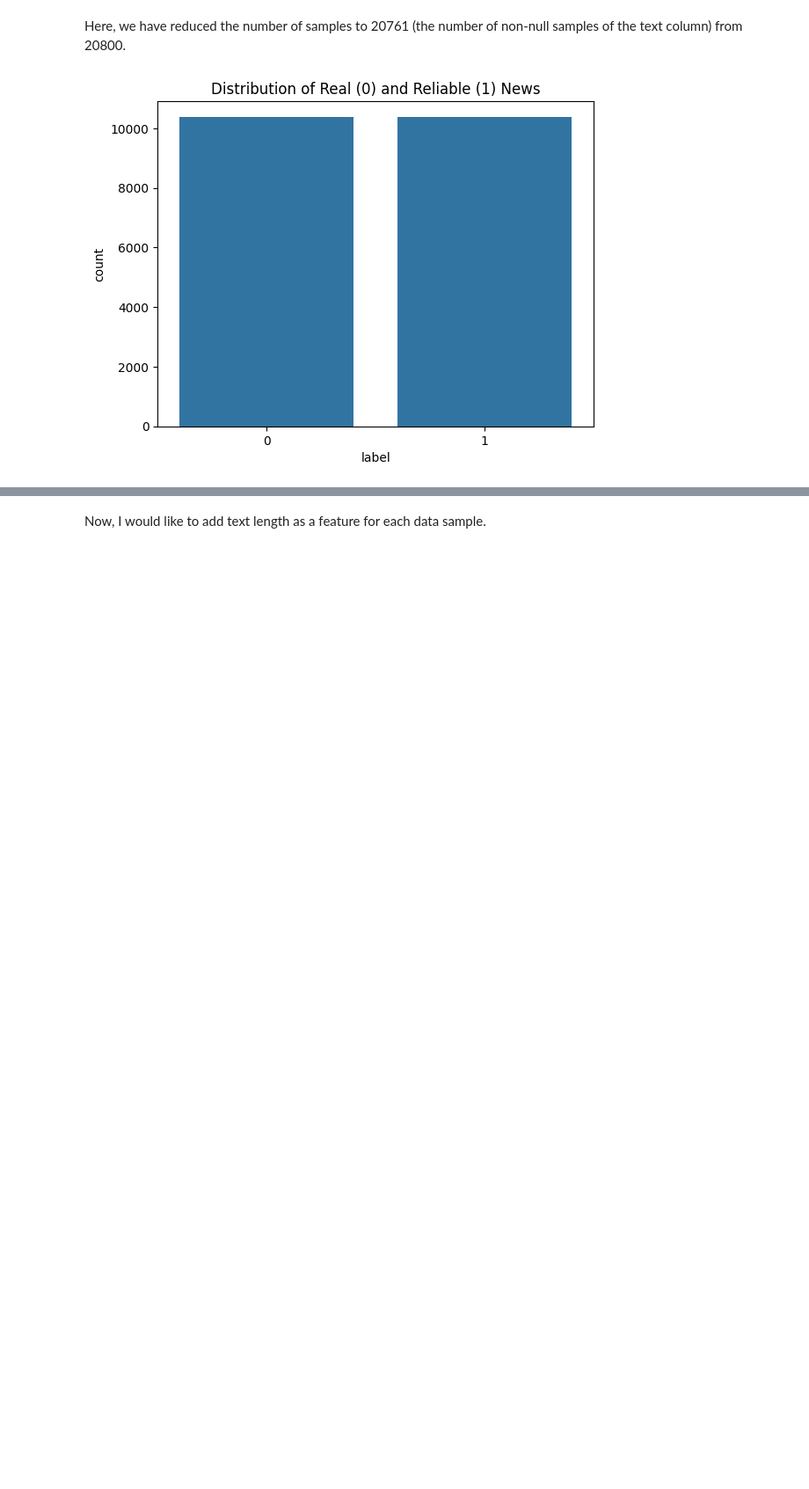
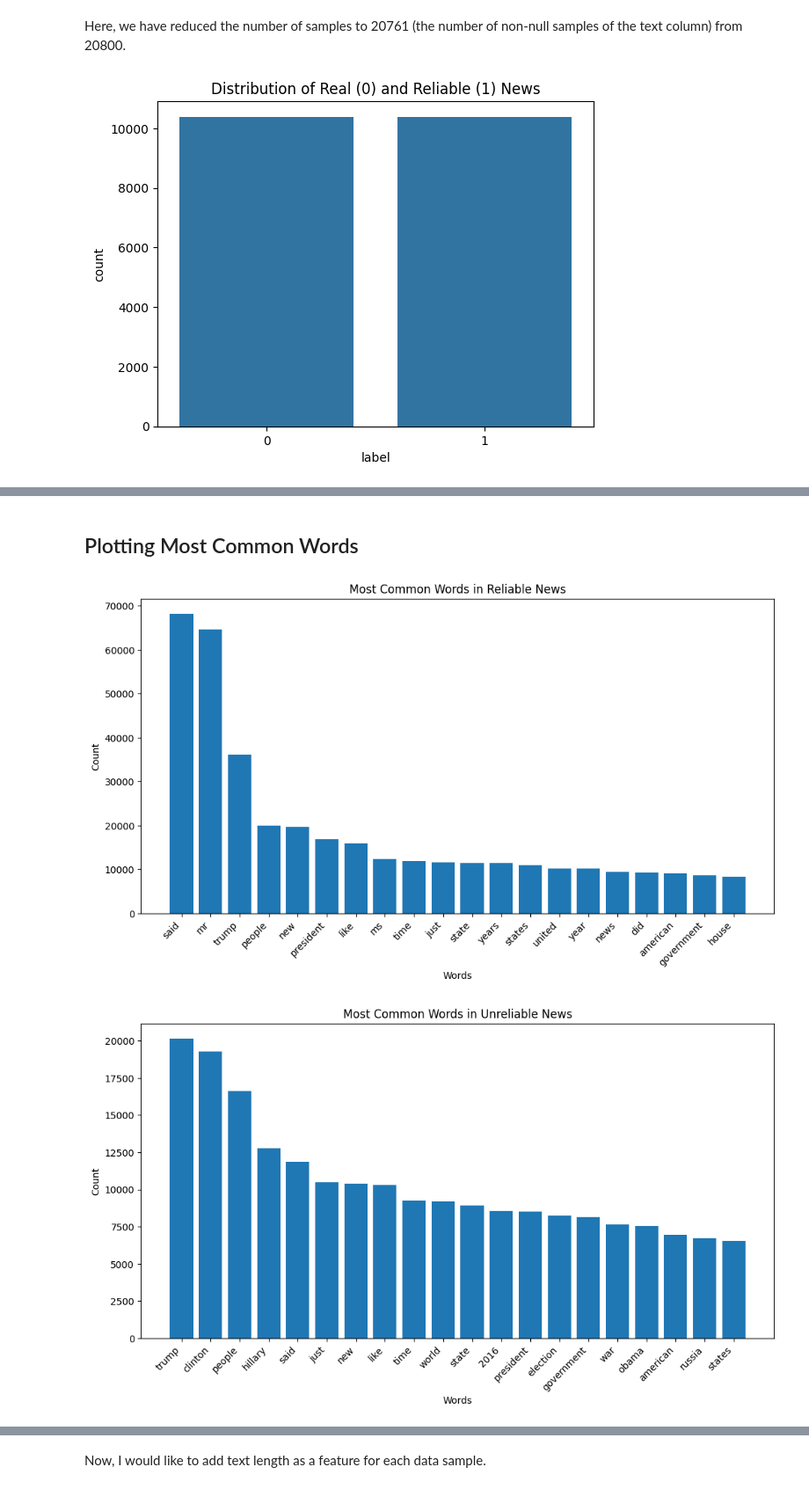
Before and after one commit to raum30/fake-news, a Jupyter notebook: notebook.ipynb, the cells around one changed output, grey strips where cells are left out. Shown at 88% size. Saved outputs shown, nothing was run; the diff lists cells and outputs as text; code cells hidden in the pictures; blank space fills up the shorter version.

```diff
--- a/notebook.ipynb
+++ b/notebook.ipynb
@@ -116,0 +144,28 @@ plt.show()
+# %% [markdown]
+## Plotting Most Common Words
+# %%
+def plot_most_common_words(text, title):
+    vectorizer = CountVectorizer(stop_words='english')
+    word_counts = vectorizer.fit_transform(text)
+
+    word_counts_sum = word_counts.sum(axis=0)
+
+    feature_names = vectorizer.get_feature_names_out()
+
+    word_counts_df = pd.DataFrame({'Word': feature_names, 'Count': word_counts_sum.tolist()[0]})
+
+    word_counts_df = word_counts_df.sort_values(by='Count', ascending=False)
+
+    plt.figure(figsize=(12, 6))
+    plt.bar(word_counts_df['Word'][:20], word_counts_df['Count'][:20])
+    plt.xticks(rotation=45, ha='right')
+    plt.title(title)
+    plt.xlabel('Words')
+    plt.ylabel('Count')
+    plt.show()
+# %%
+plot_most_common_words(reliable_news, 'Most Common Words in Reliable News')
+plot_most_common_words(unreliable_news, 'Most Common Words in Unreliable News')
+# %% [output]
+[figure, added]
+[figure, added]
```
Also changed, not shown: parts of 28 cells of this notebook.
